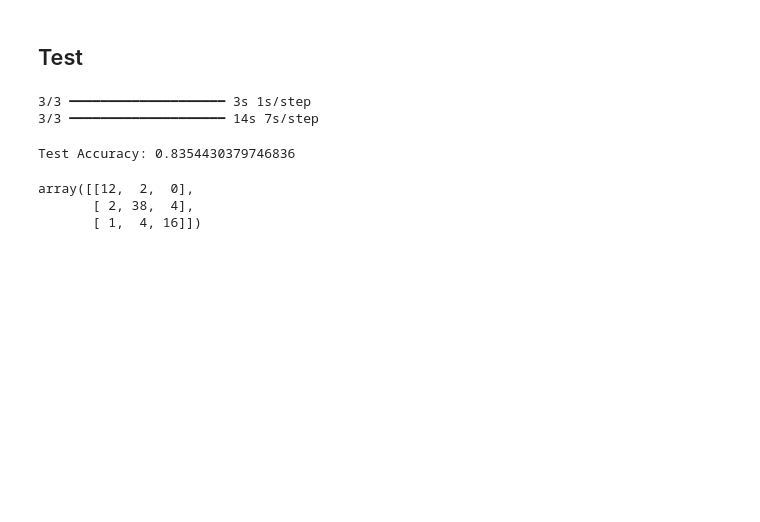
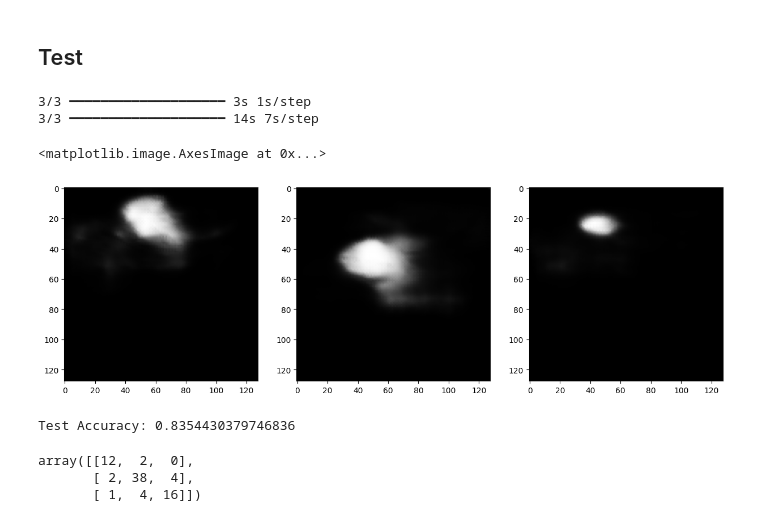
Before and after one commit to azhar416/kk-reimplement, a Jupyter notebook: Evaluation.ipynb, the cells around one changed output. Cells and saved outputs as stored; diff of their text form; code cells hidden in the pictures; blank space fills up the shorter version.

```diff
--- a/Evaluation.ipynb
+++ b/Evaluation.ipynb
@@ -116,6 +118,15 @@ accuracy_test = metrics.accuracy_score(z_test, np.argmax(pred_test, axis=1))
 # %% [output]
 3/3 ━━━━━━━━━━━━━━━━━━━━ 3s 1s/step
 3/3 ━━━━━━━━━━━━━━━━━━━━ 14s 7s/step
+# %%
+# Output sample from U-Net Architecture
+fig, ax = plt.subplots(1, 3, figsize=(15, 5))
+ax[0].imshow(pred_test_f[0], cmap='grey')
+ax[1].imshow(pred_test_f[1], cmap='grey')
+ax[2].imshow(pred_test_f[2], cmap='grey')
+# %% [output]
+<matplotlib.image.AxesImage at 0x...>
+[figure, added]
 # %%
 print('Test Accuracy:', accuracy_test)
 # %% [output]
```
Also changed, not shown: parts of 10 cells of this notebook, 9 other files.
